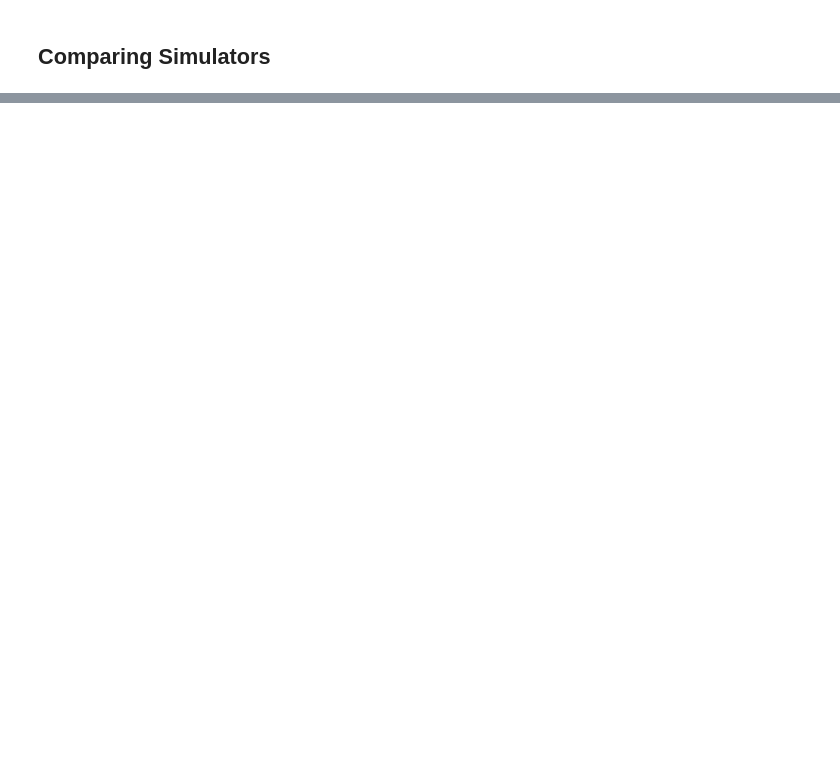
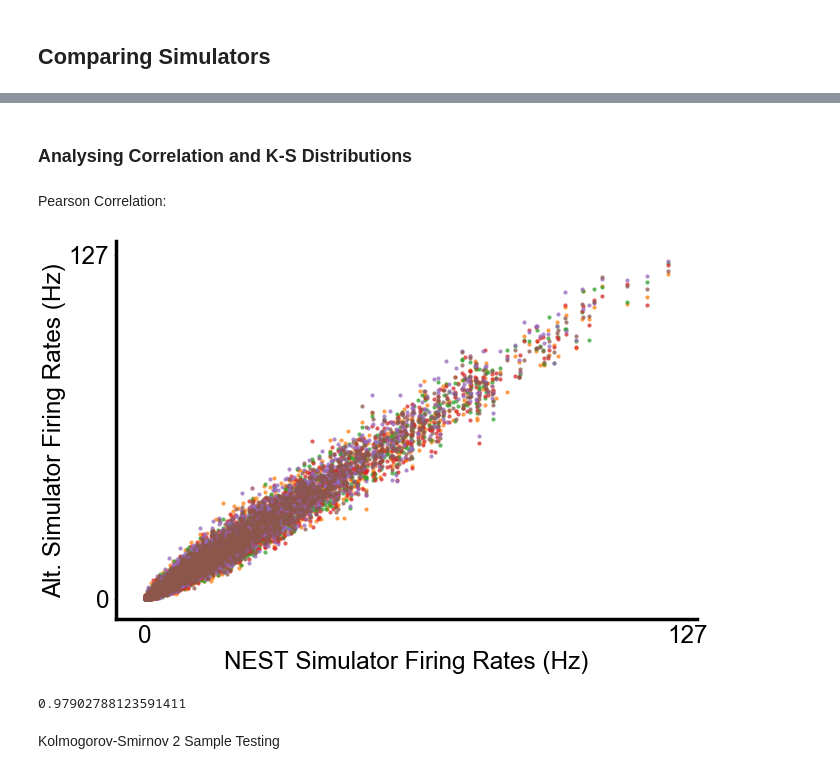
Before and after one commit to nasiryahm/SNNSimulatorComparison, a Jupyter notebook: Benchmarks/VogelsAbbott/_results/SimulatorComparisons.ipynb, the cells around one changed output, grey strips where cells are left out. Cells and saved outputs as stored; diff of their text form; code cells hidden in the pictures; blank space fills up the shorter version.

```diff
--- a/Benchmarks/VogelsAbbott/_results/SimulatorComparisons.ipynb
+++ b/Benchmarks/VogelsAbbott/_results/SimulatorComparisons.ipynb
@@ -69,3 +50,4 @@ nest_df = pd.read_csv("../pyNest/va-py-ex-4001-0.gdf", delim_whitespace=True, he
 # %%
 # Bring nest timing into seconds
 nest_df["times"] /= 1000.0
+nest_df["ids"] -= 1
@@ -304,0 +219,4 @@ plt.title("Comparison of average firing rates and firing rate standard deviation
+# %% [markdown]
+### Analysing Correlation and K-S Distributions
+# %% [markdown]
+Pearson Correlation:
@@ -304,0 +231,26 @@ plt.title("Comparison of average firing rates and firing rate standard deviation
+# %%
+plt.figure(figsize=(15,10), dpi=50)
+
+for index, data in enumerate(simulator_data):
+    if (index == 0):
+        continue
+    plt.scatter(rates[0][0], rates[0][index], color=colours[index], alpha=0.75)
+
+plt.ylabel("Alt. Simulator Firing Rates (Hz)")
+plt.xlabel("NEST Simulator Firing Rates (Hz)")
+
+ax = plt.gca()
+ax.spines['top'].set_visible(False)
+ax.spines['right'].set_visible(False)
+
+_ = plt.xticks([0.0, np.max(rates)])
+_ = plt.yticks([0.0, np.max(rates)])
+# %% [output]
+[figure, added]
+# %%
+# Minimum R^2 value for all combinations
+np.min(rate_correlations)
+# %% [output]
+0.97902788123591411
+# %% [markdown]
+Kolmogorov-Smirnov 2 Sample Testing
```
Also changed, not shown: parts of 52 cells of this notebook.
